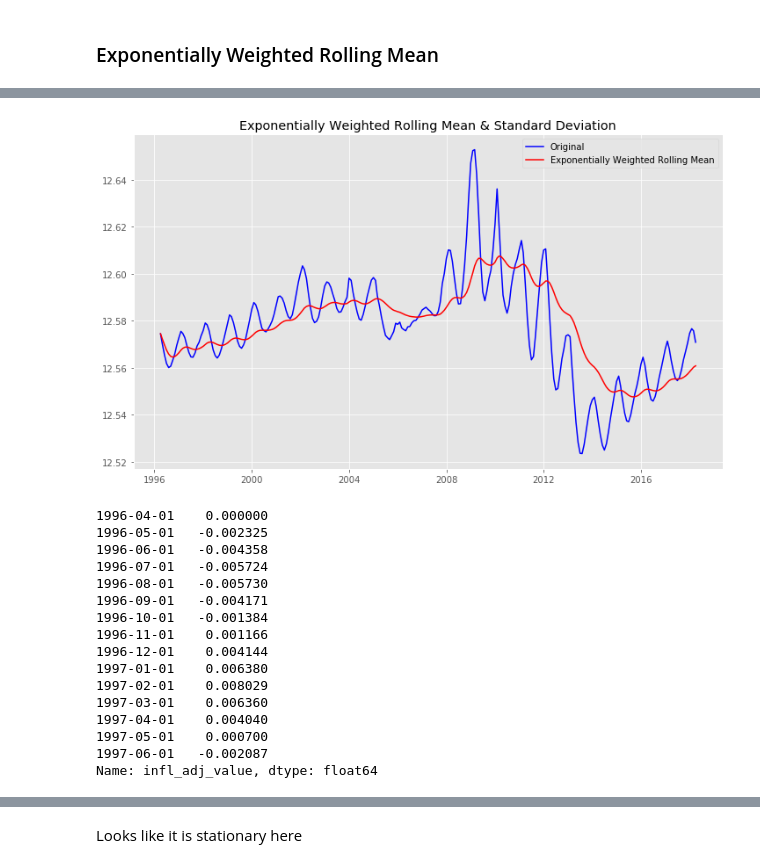
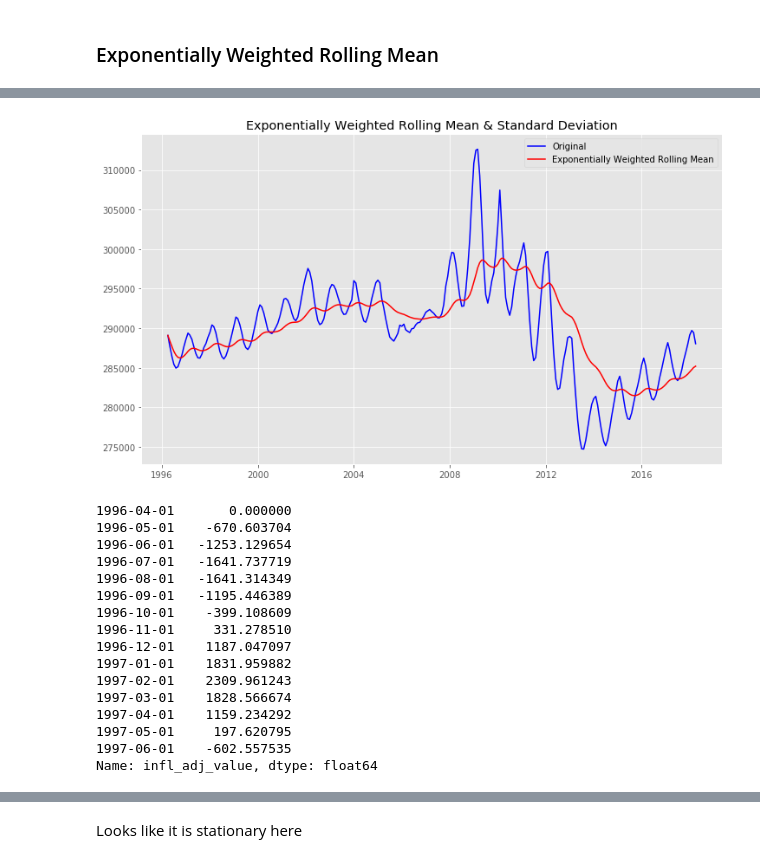
Before and after one commit to Ranykhalil/dsc-mod-4-project-v2-1-london-ds-02172020, a Jupyter notebook: time-series/Nav_notebook.ipynb, the cells around one changed output, grey strips where cells are left out. Cells and saved outputs as stored; diff of their text form; code cells hidden in the pictures.

```diff
--- a/time-series/Nav_notebook.ipynb
+++ b/time-series/Nav_notebook.ipynb
@@ -824,34 +891,34 @@ Eyeballing the graph, it looks like we have improved it slightly, but still does
 # %%
-exp_roll_mean = data.ewm(halflife=12).mean()
+exp_roll_mean = inflation_merged['infl_adj_value'].ewm(halflife=12).mean()
 
 # Plot the original data with exp weighted average
 fig = plt.figure(figsize=(12,7))
-orig = plt.plot(data, color='blue',label='Original')
+orig = plt.plot(inflation_merged['infl_adj_value'], color='blue',label='Original')
 mean = plt.plot(exp_roll_mean, color='red', label='Exponentially Weighted Rolling Mean')
 plt.legend(loc='best')
 plt.title('Exponentially Weighted Rolling Mean & Standard Deviation')
 plt.show(block=False)
 # %% [output]
-[figure, old version]
+[figure, new version]
 # %%
-data_minus_exp_roll_mean = data - exp_roll_mean
+data_minus_exp_roll_mean = inflation_merged['infl_adj_value'] - exp_roll_mean
 data_minus_exp_roll_mean.head(15)
 # %% [output]
-1996-04-01    0.000000
-1996-05-01   -0.002325
-1996-06-01   -0.004358
-1996-07-01   -0.005724
-1996-08-01   -0.005730
-1996-09-01   -0.004171
-1996-10-01   -0.001384
-1996-11-01    0.001166
-1996-12-01    0.004144
-1997-01-01    0.006380
-1997-02-01    0.008029
-1997-03-01    0.006360
-1997-04-01    0.004040
-1997-05-01    0.000700
-1997-06-01   -0.002087
+1996-04-01       0.000000
+1996-05-01    -670.603704
+1996-06-01   -1253.129654
+1996-07-01   -1641.737719
+1996-08-01   -1641.314349
+1996-09-01   -1195.446389
+1996-10-01    -399.108609
+1996-11-01     331.278510
+1996-12-01    1187.047097
+1997-01-01    1831.959882
+1997-02-01    2309.961243
+1997-03-01    1828.566674
+1997-04-01    1159.234292
+1997-05-01     197.620795
+1997-06-01    -602.557535
 Name: infl_adj_value, dtype: float64
 # %%
 fig = plt.figure(figsize=(11,7))
```
Also changed, not shown: parts of 169 cells of this notebook.
